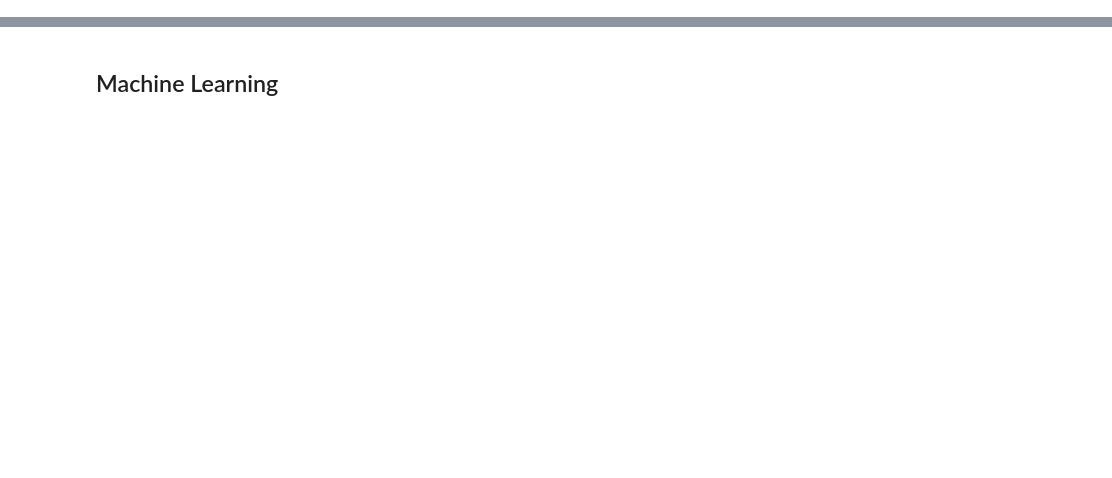
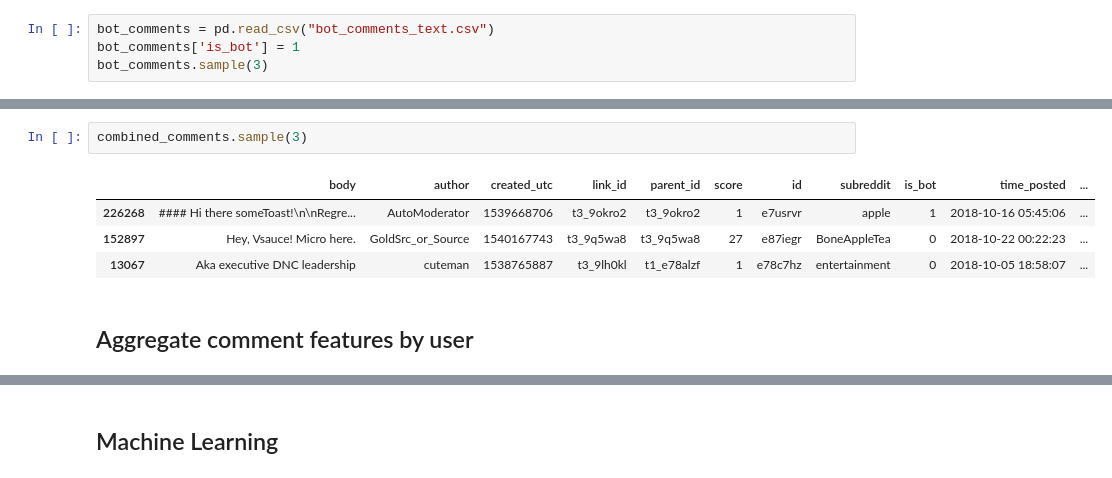
Before and after one commit to jonhartm/SI608_Project, a Jupyter notebook: 608_project_update.ipynb, the cells around one changed output, grey strips where cells are left out. Saved outputs shown, nothing was run; the diff lists cells and outputs as text; blank space fills up the shorter version.

```diff
--- a/608_project_update.ipynb
+++ b/608_project_update.ipynb
@@ -192,0 +30,4 @@ for i, row in bot_comments.iterrows():
+# %%
+bot_comments = pd.read_csv("bot_comments_text.csv")
+bot_comments['is_bot'] = 1
+bot_comments.sample(3)
@@ -192,0 +76,9 @@ for i, row in bot_comments.iterrows():
+# %%
+combined_comments.sample(3)
+# %% [output]
+|  | body | author | created_utc | link_id | parent_id | score | id | subreddit | is_bot | time_posted | ... |
+| 226268 | #### Hi there someToast!\n\nRegre... | AutoModerator | 1539668706 | t3_9okro2 | t3_9okro2 | 1 | e7usrvr | apple | 1 | 2018-10-16 05:45:06 | ... |
+| 152897 | Hey, Vsauce! Micro here. | GoldSrc_or_Source | 1540167743 | t3_9q5wa8 | t3_9q5wa8 | 27 | e87iegr | BoneAppleTea | 0 | 2018-10-22 00:22:23 | ... |
+| 13067 | Aka executive DNC leadership | cuteman | 1538765887 | t3_9lh0kl | t1_e78alzf | 1 | e78c7hz | entertainment | 0 | 2018-10-05 18:58:07 | ... |
+# %% [markdown]
+## Aggregate comment features by user
```
Also changed, not shown: parts of 66 cells of this notebook.
